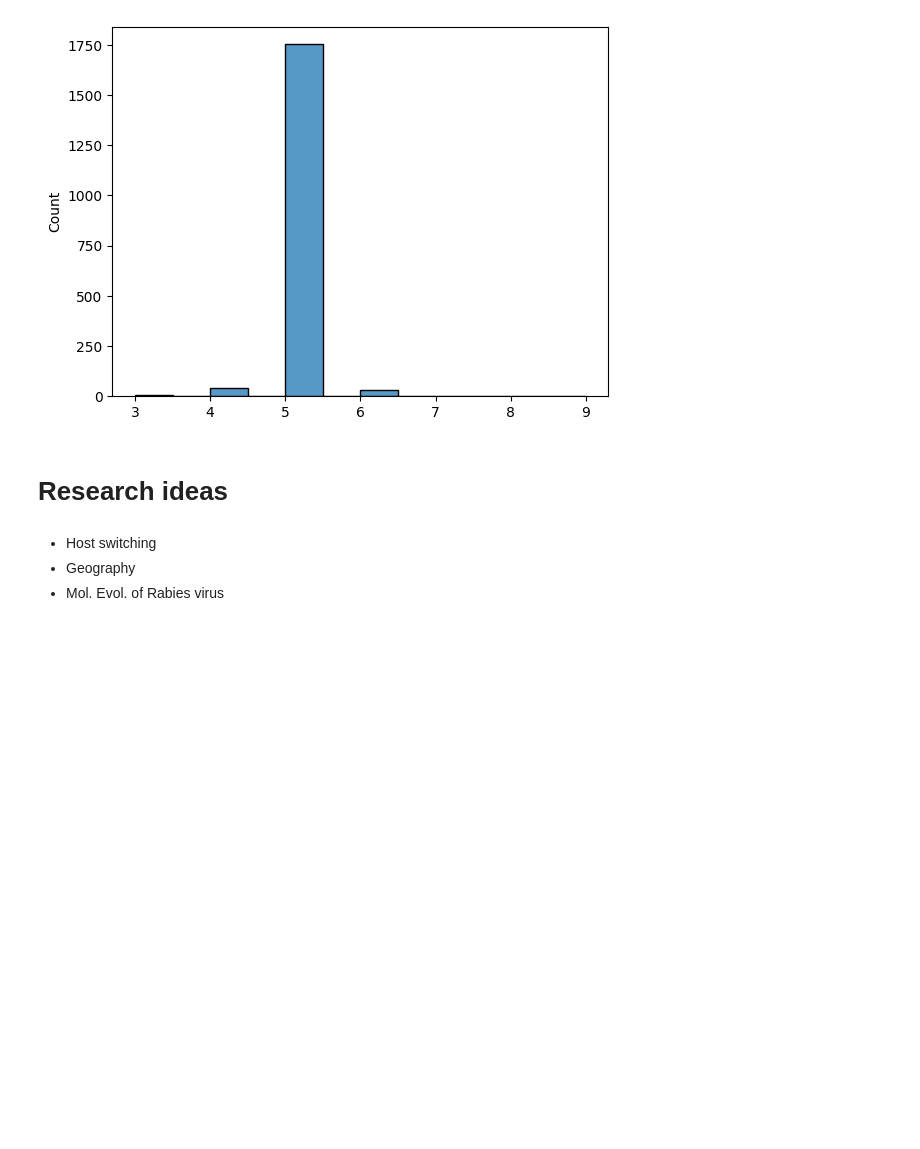
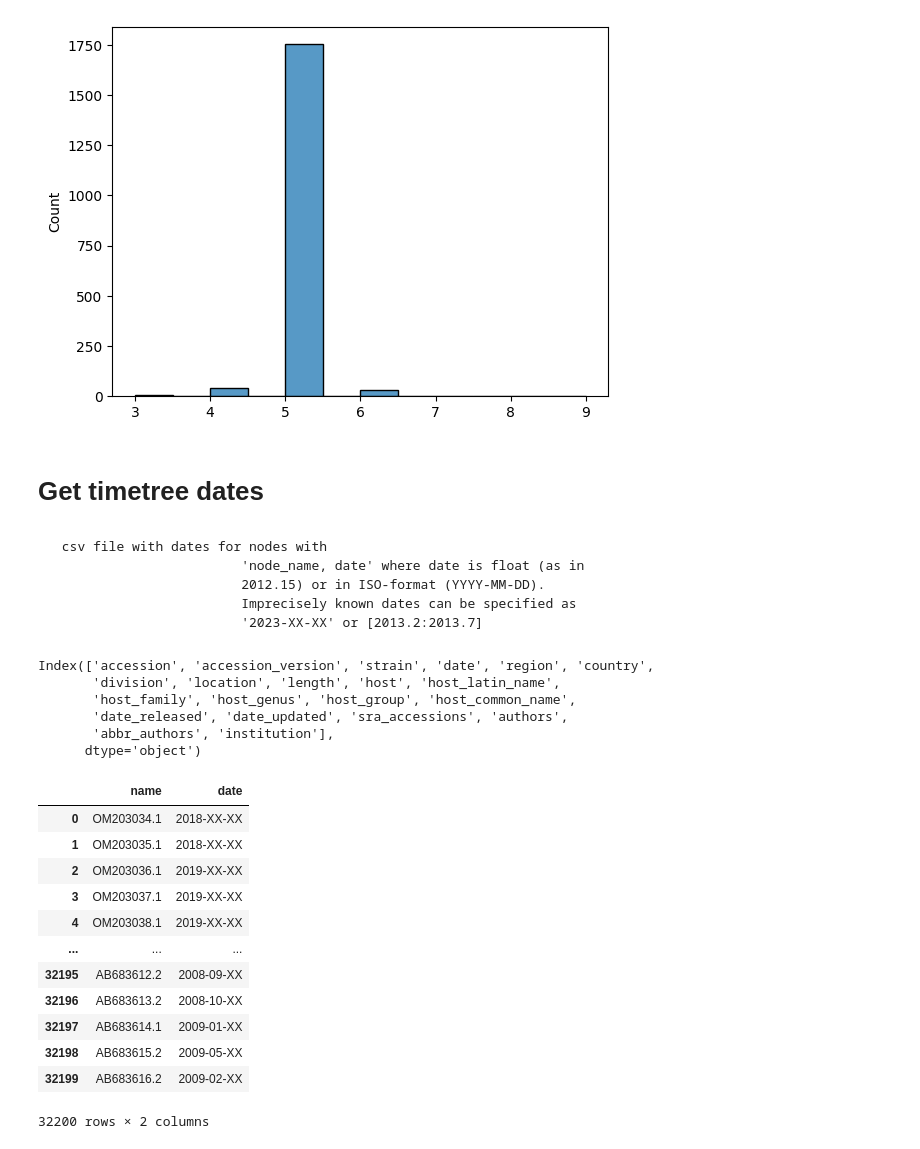
Before and after one commit to prince-ravi-leow/mol_evol_phylo_proj, a Jupyter notebook: notebook/EDA.ipynb, the cells around one changed output. Cells and saved outputs as stored; diff of their text form; code cells hidden in the pictures; blank space fills up the shorter version.

````diff
--- a/notebook/EDA.ipynb
+++ b/notebook/EDA.ipynb
@@ -247,9 +247,42 @@ sns.histplot(num_gene_products)
 # %% [output]
 <Axes: ylabel='Count'>
 [figure]
-# %% [markdown]
-# Research ideas
-# %% [markdown]
-* Host switching
-* Geography
-* Mol. Evol. of Rabies virus
+# %% [markdown]
+# Get timetree dates
+# %% [markdown]
+```
+ csv file with dates for nodes with
+                        'node_name, date' where date is float (as in
+                        2012.15) or in ISO-format (YYYY-MM-DD).
+                        Imprecisely known dates can be specified as
+                        '2023-XX-XX' or [2013.2:2013.7]
+```
+# %%
+df.columns
+# %% [output]
+Index(['accession', 'accession_version', 'strain', 'date', 'region', 'country',
+       'division', 'location', 'length', 'host', 'host_latin_name',
+       'host_family', 'host_genus', 'host_group', 'host_common_name',
+       'date_released', 'date_updated', 'sra_accessions', 'authors',
+       'abbr_authors', 'institution'],
+      dtype='object')
+# %%
+df_timetree = (
+    df[["accession_version", "date"]].
+    rename(columns={"accession_version" : "name"})
+)
+df_timetree
+# %% [output]
+|  | name | date |
+| 0 | OM203034.1 | 2018-XX-XX |
+| 1 | OM203035.1 | 2018-XX-XX |
+| 2 | OM203036.1 | 2019-XX-XX |
+| 3 | OM203037.1 | 2019-XX-XX |
+| 4 | OM203038.1 | 2019-XX-XX |
+| ... | ... | ... |
+| 32195 | AB683612.2 | 2008-09-XX |
+| 32196 | AB683613.2 | 2008-10-XX |
+| 32197 | AB683614.1 | 2009-01-XX |
+| 32198 | AB683615.2 | 2009-05-XX |
+| 32199 | AB683616.2 | 2009-02-XX |
+32200 rows × 2 columns
````
Also changed, not shown: parts of 2 cells of this notebook, 3 other files.
